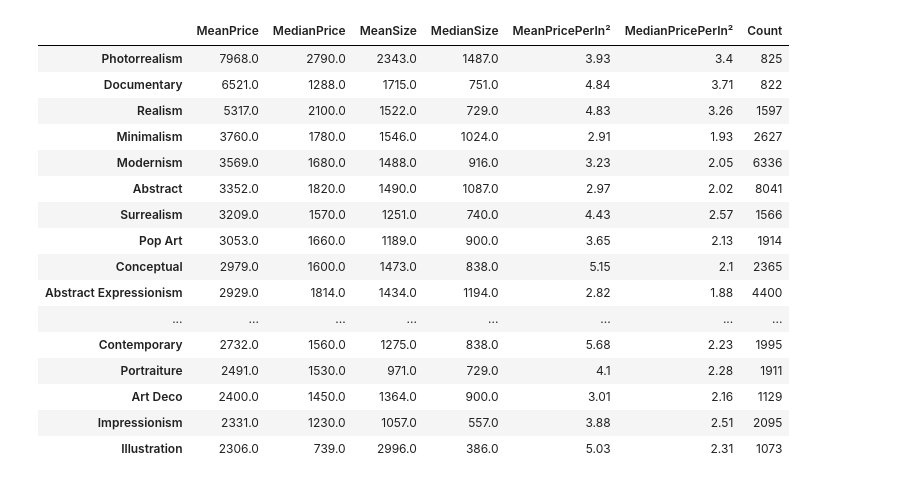
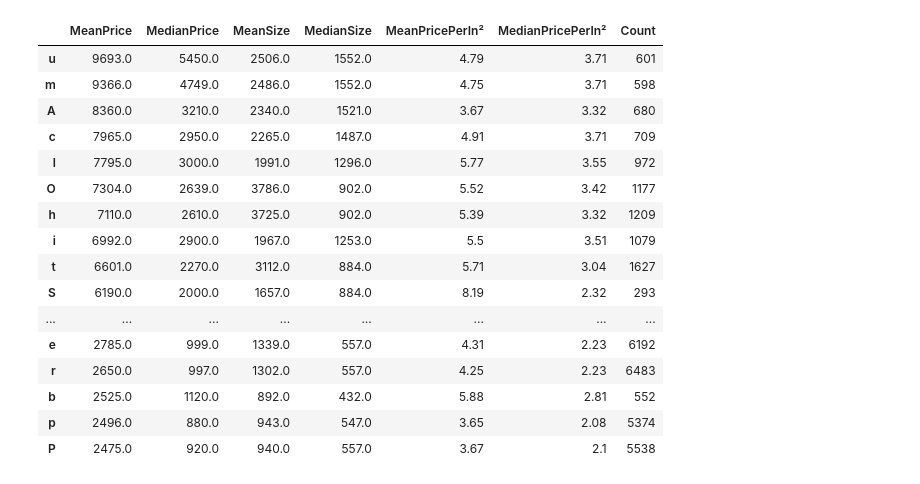
Before and after one commit to cryptogazzetta/art, a Jupyter notebook: analysis/saatchi_explore.ipynb, the cells around one changed output. Drawn from its saved outputs; the diff is of its cells as text; code cells hidden in the pictures.

```diff
--- a/analysis/saatchi_explore.ipynb
+++ b/analysis/saatchi_explore.ipynb
@@ -195,43 +349,57 @@ filtered_artworks_data[column_name] = column
+# %%
+artworks_data = get_artworks_df()
+## COLUMN CHOSEN TO DEFINE SEGMENTS
+column = artworks_data.Materials
+occurrences_threshold = 200
 # %%
-## CONSOLIDATING SEGMENTED DATA
+## SEGMENT AND CLEAN DATA
 
-# New dataframe for each style in styles_filtered_by_threshold
+# Define column to be segmented and cleaned
+column_name = column.name
+
+## Getting one dataframe for each segment
 segments_dfs = {}
+segments_in_column_list = [value for sublist in column for value in sublist]
+occurrence_count_on_col_dict = get_occurrence_count_on_col_dict(segments_in_column_list)
+# Remove rows that have [] in column
+filtered_artworks_data = artworks_data[column.apply(lambda x: len(x) > 0)]
+filtered_artworks_data = filtered_artworks_data.dropna(subset=['Price', 'Size'])
+filtered_artworks_data[column_name] = column
+
 for key, value in occurrence_count_on_col_dict.items():
     if value > occurrences_threshold:
         segments_dfs[key] = filtered_artworks_data[filtered_artworks_data[column_name].apply(lambda x: key in x)]
-
 # New dataframe with unique segments as index and MeanPrice, MedianPrice, MeanSize, MedianSize as columns
-all_styles_df = pd.DataFrame(index=segments_dfs.keys(), columns=['MeanPrice', 'MedianPrice', 'MeanSize', 'MedianSize', 'MeanPricePerIn²', 'MedianPricePerIn²', 'Count'])
+all_segments_df = pd.DataFrame(index=segments_dfs.keys(), columns=['MeanPrice', 'MedianPrice', 'MeanSize', 'MedianSize', 'MeanPricePerIn²', 'MedianPricePerIn²', 'Count'])
 # Populate dataframe with mean price, median price, mean size and median size for each segment
 for key, value in segments_dfs.items():
-    all_styles_df.loc[key, 'MeanPrice'] = value['Price'].mean().round(0)
-    all_styles_df.loc[key, 'MedianPrice'] = value['Price'].median().round(0)
-    all_styles_df.loc[key, 'MeanSize'] = value['Size'].mean().round(0)
-    all_styles_df.loc[key, 'MedianSize'] = value['Size'].median().round(0)
-    all_styles_df.loc[key, 'MeanPricePerIn²'] = value['Price / in²'].mean().round(2)
-    all_styles_df.loc[key, 'MedianPricePerIn²'] = value['Price / in²'].median().round(2)
-    all_styles_df.loc[key, 'Count'] = len(value)
+    all_segments_df.loc[key, 'MeanPrice'] = value['Price'].mean().round(0)
+    all_segments_df.loc[key, 'MedianPrice'] = value['Price'].median().round(0)
+    all_segments_df.loc[key, 'MeanSize'] = value['Size'].mean().round(0)
+    all_segments_df.loc[key, 'MedianSize'] = value['Size'].median().round(0)
+    all_segments_df.loc[key, 'MeanPricePerIn²'] = value['Price / in²'].mean().round(2)
+    all_segments_df.loc[key, 'MedianPricePerIn²'] = value['Price / in²'].median().round(2)
+    all_segments_df.loc[key, 'Count'] = len(value)
 
+all_segments_df.sort_values(by='MeanPrice', ascending=False, inplace=True)
 
-all_styles_df.sort_values(by='MeanPrice', ascending=False, inplace=True)
-all_styles_df = all_styles_df[all_styles_df['Count'] > 500]
-all_styles_df
+all_segments_df = group_by_segments(artworks_data, column_name, column, 200)
+all_segments_df
 # %% [output]
 |  | MeanPrice | MedianPrice | MeanSize | MedianSize | MeanPricePerIn² | MedianPricePerIn² | Count |
-| Photorrealism | 7968.0 | 2790.0 | 2343.0 | 1487.0 | 3.93 | 3.4 | 825 |
-| Documentary | 6521.0 | 1288.0 | 1715.0 | 751.0 | 4.84 | 3.71 | 822 |
-| Realism | 5317.0 | 2100.0 | 1522.0 | 729.0 | 4.83 | 3.26 | 1597 |
-| Minimalism | 3760.0 | 1780.0 | 1546.0 | 1024.0 | 2.91 | 1.93 | 2627 |
-| Modernism | 3569.0 | 1680.0 | 1488.0 | 916.0 | 3.23 | 2.05 | 6336 |
-| Abstract | 3352.0 | 1820.0 | 1490.0 | 1087.0 | 2.97 | 2.02 | 8041 |
-| Surrealism | 3209.0 | 1570.0 | 1251.0 | 740.0 | 4.43 | 2.57 | 1566 |
-| Pop Art | 3053.0 | 1660.0 | 1189.0 | 900.0 | 3.65 | 2.13 | 1914 |
-| Conceptual | 2979.0 | 1600.0 | 1473.0 | 838.0 | 5.15 | 2.1 | 2365 |
-| Abstract Expressionism | 2929.0 | 1814.0 | 1434.0 | 1194.0 | 2.82 | 1.88 | 4400 |
+| u | 9693.0 | 5450.0 | 2506.0 | 1552.0 | 4.79 | 3.71 | 601 |
+| m | 9366.0 | 4749.0 | 2486.0 | 1552.0 | 4.75 | 3.71 | 598 |
+| A | 8360.0 | 3210.0 | 2340.0 | 1521.0 | 3.67 | 3.32 | 680 |
+| c | 7965.0 | 2950.0 | 2265.0 | 1487.0 | 4.91 | 3.71 | 709 |
+| l | 7795.0 | 3000.0 | 1991.0 | 1296.0 | 5.77 | 3.55 | 972 |
+| O | 7304.0 | 2639.0 | 3786.0 | 902.0 | 5.52 | 3.42 | 1177 |
+| h | 7110.0 | 2610.0 | 3725.0 | 902.0 | 5.39 | 3.32 | 1209 |
+| i | 6992.0 | 2900.0 | 1967.0 | 1253.0 | 5.5 | 3.51 | 1079 |
+| t | 6601.0 | 2270.0 | 3112.0 | 884.0 | 5.71 | 3.04 | 1627 |
+| S | 6190.0 | 2000.0 | 1657.0 | 884.0 | 8.19 | 2.32 | 293 |
 | ... | ... | ... | ... | ... | ... | ... | ... |
-| Contemporary | 2732.0 | 1560.0 | 1275.0 | 838.0 | 5.68 | 2.23 | 1995 |
-| Portraiture | 2491.0 | 1530.0 | 971.0 | 729.0 | 4.1 | 2.28 | 1911 |
-| Art Deco | 2400.0 | 1450.0 | 1364.0 | 900.0 | 3.01 | 2.16 | 1129 |
-| Impressionism | 2331.0 | 1230.0 | 1057.0 | 557.0 | 3.88 | 2.51 | 2095 |
-| Illustration | 2306.0 | 739.0 | 2996.0 | 386.0 | 5.03 | 2.31 | 1073 |
+| e | 2785.0 | 999.0 | 1339.0 | 557.0 | 4.31 | 2.23 | 6192 |
+| r | 2650.0 | 997.0 | 1302.0 | 557.0 | 4.25 | 2.23 | 6483 |
+| b | 2525.0 | 1120.0 | 892.0 | 432.0 | 5.88 | 2.81 | 552 |
+| p | 2496.0 | 880.0 | 943.0 | 547.0 | 3.65 | 2.08 | 5374 |
+| P | 2475.0 | 920.0 | 940.0 | 557.0 | 3.67 | 2.1 | 5538 |
```
Also changed, not shown: parts of 16 cells of this notebook.
